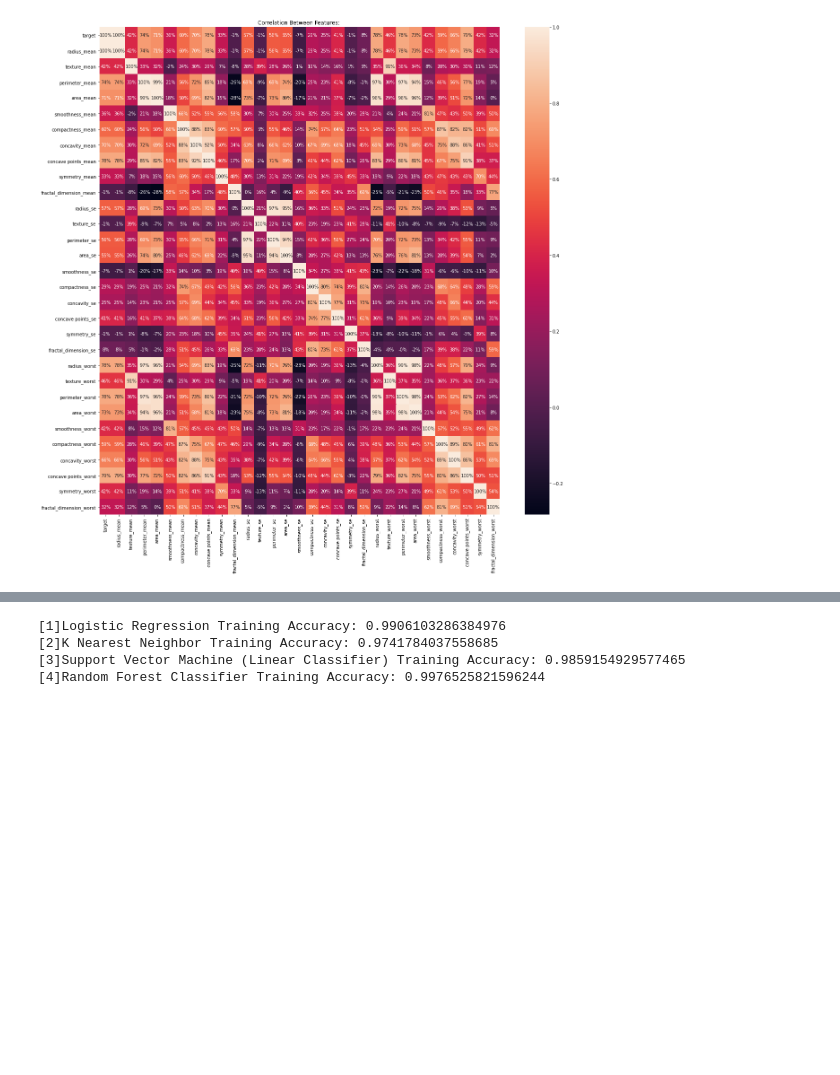
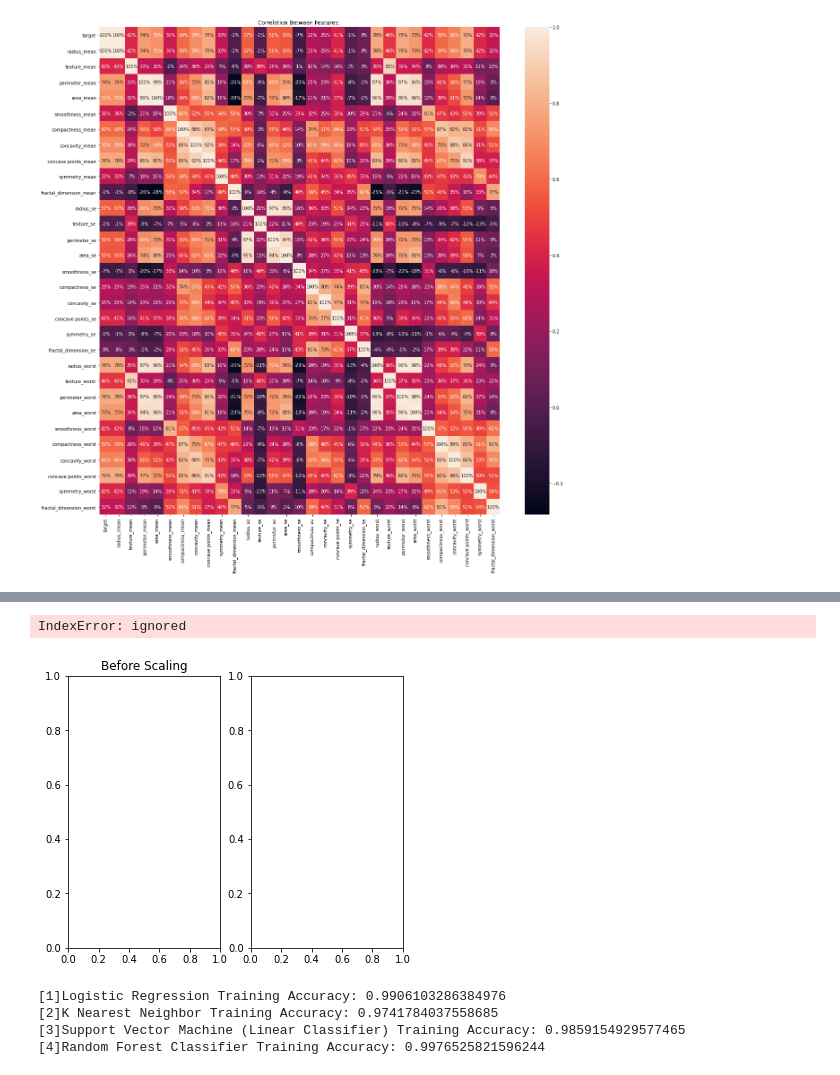
Before and after one commit to busrasari/Breast-Cancer-Detection-using-ML, a Jupyter notebook: Breast_Cancer.ipynb, the cells around one changed output, grey strips where cells are left out. Saved outputs shown, nothing was run; the diff lists cells and outputs as text; code cells hidden in the pictures; blank space fills up the shorter version.

```diff
--- a/Breast_Cancer.ipynb
+++ b/Breast_Cancer.ipynb
@@ -155,3 +165,18 @@ X_test = sc.transform(X_test)
+# %%
+fig, (ax1, ax2) = plt.subplots(ncols=2, figsize=(6, 5))
+
+ax1.set_title('Before Scaling')
+sns.kdeplot(X_train['x1'], ax=ax1)
+sns.kdeplot(X_train['x2'], ax=ax1)
+sns.kdeplot(X_train['perimeter_mean'], ax=ax1)
+ax2.set_title('After Standard Scaler')
+sns.kdeplot(X_train_sc['area_mean'], ax=ax2)
+sns.kdeplot(X_train_sc['smoothnes_mean'], ax=ax2)
+sns.kdeplot(X_train_sc['perimeter_mean'], ax=ax2)
+plt.show()
+# %% [output]
+IndexError: ignored
+[figure, added]
 # %%
 def models(X_train,Y_train):
 
```
Also changed, not shown: parts of 2 cells of this notebook.
